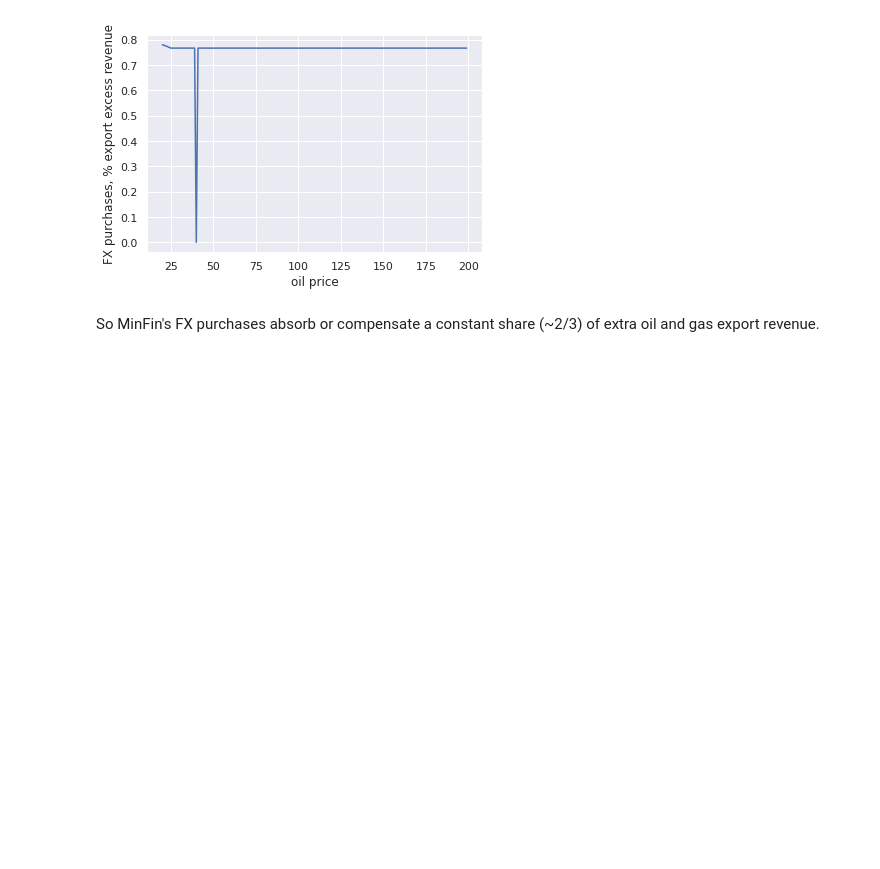
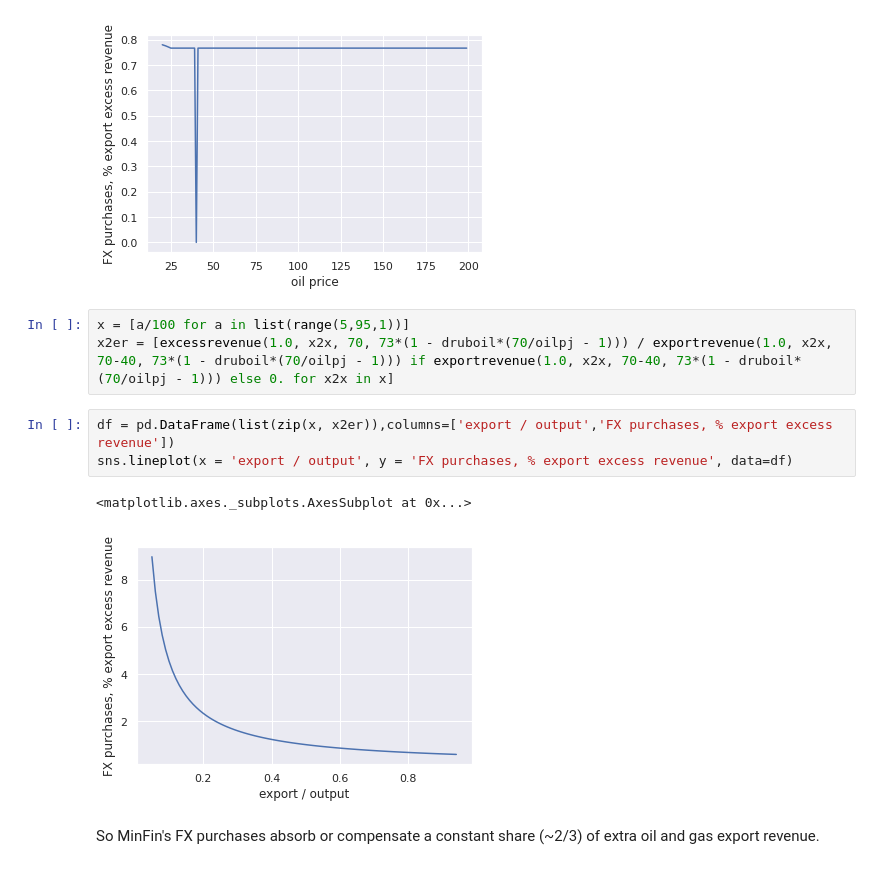
Before and after one commit to alexisakov/FederalRevenues, a Jupyter notebook: HyperbolaParabola.ipynb, the cells around one changed output. Drawn from its saved outputs; the diff is of its cells as text; blank space fills up the shorter version.

```diff
--- a/HyperbolaParabola.ipynb
+++ b/HyperbolaParabola.ipynb
@@ -163,6 +162,15 @@ sns.lineplot(x = 'oil price', y = 'FX purchases, % export excess revenue', data=
 # %% [output]
 <matplotlib.axes._subplots.AxesSubplot at 0x...>
 [figure]
+# %%
+x = [a/100 for a in list(range(5,95,1))]
+x2er = [excessrevenue(1.0, x2x, 70, 73*(1 - druboil*(70/oilpj - 1))) / exportrevenue(1.0, x2x, 70-40, 73*(1 - druboil*(70/oilpj - 1))) if exportrevenue(1.0, x2x, 70-40, 73*(1 - druboil*(70/oilpj - 1))) else 0. for x2x in x]
+# %%
+df = pd.DataFrame(list(zip(x, x2er)),columns=['export / output','FX purchases, % export excess revenue'])
+sns.lineplot(x = 'export / output', y = 'FX purchases, % export excess revenue', data=df)
+# %% [output]
+<matplotlib.axes._subplots.AxesSubplot at 0x...>
+[figure, added]
 # %% [markdown]
 So MinFin's FX purchases absorb or compensate a constant share (~2/3) of extra oil and gas export revenue.
 # %% [markdown]
```
Also changed, not shown: parts of 1 cell of this notebook.
